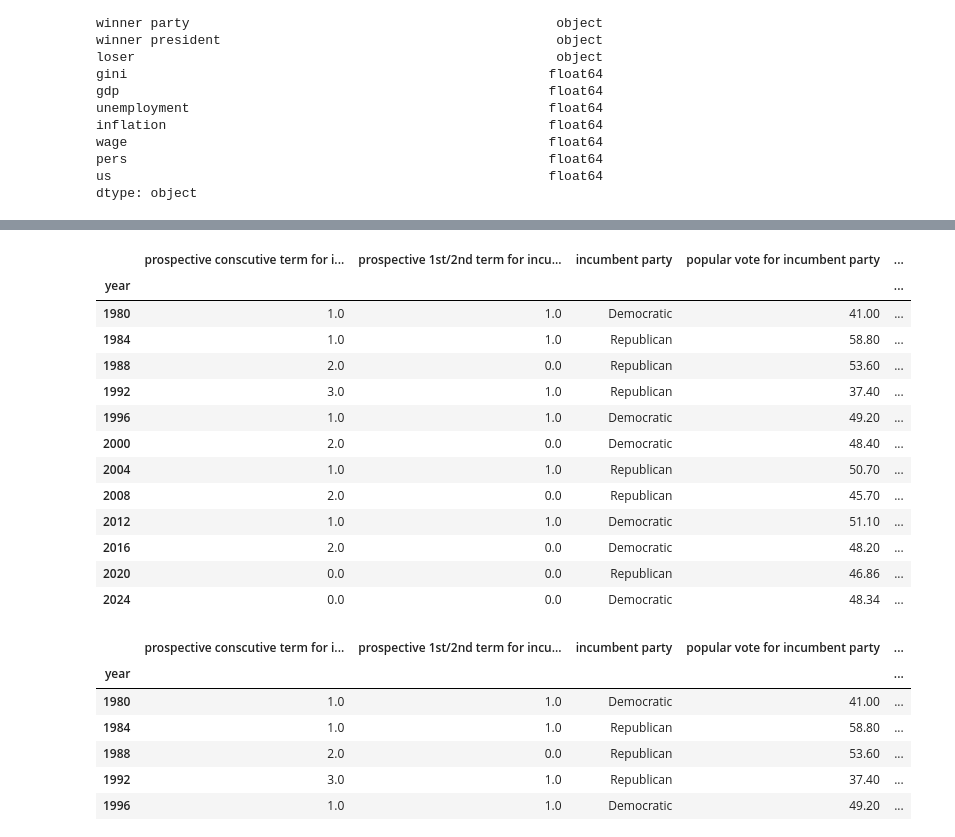
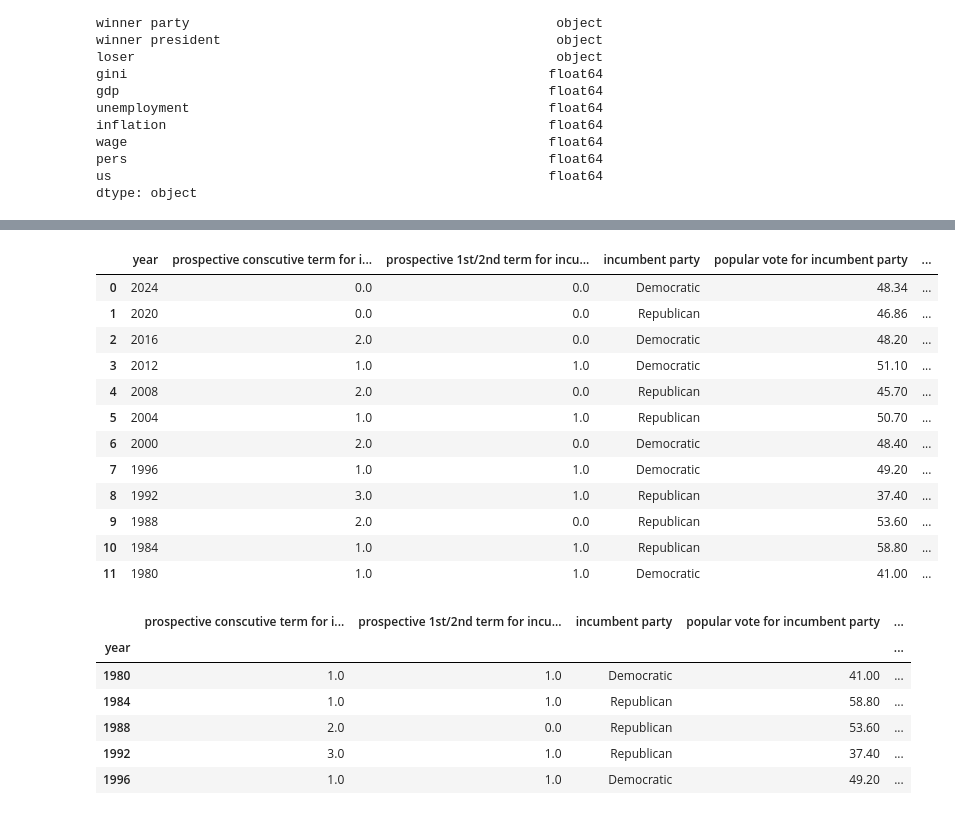
Before and after one commit to carlemilgrumnymann/data_science, a Jupyter notebook: minimum analysis_v2.ipynb, the cells around one changed output, grey strips where cells are left out. Drawn from its saved outputs; the diff is of its cells as text; code cells hidden in the pictures.

```diff
--- a/minimum analysis_v2.ipynb
+++ b/minimum analysis_v2.ipynb
@@ -289,7 +329,7 @@ def weighted_term_mean(df, value_column, election_years, weights):
         term_years = list(range(ey - 3, ey + 1))  # 4 years leading up to election
         term_data = df[df['year'].isin(term_years)].sort_values('year')
 
-        if len(term_data) >= 2:
+        if len(term_data) >= 1:
             w = weights[-len(term_data):]
             w_mean = np.average(term_data[f'{value_column}'].values, weights=w)
         else:
@@ -374,4 +431,0 @@ prediction_data
-# %%
-#linear interpolation
-prediction_data['pers'] = prediction_data['pers'].interpolate()
-prediction_data['us'] = prediction_data['us'].interpolate()
@@ -476,10 +504,8 @@ us                                                        float64
 dtype: object
 # %%
 # make ordinal
-from sklearn.preprocessing import OrdinalEncoder
-
 enc = OrdinalEncoder(categories=[['1', '2', '3', '4']])  # specify order
-scaled_prediction_data['prospective conscutive term for incumbent party'] = enc.fit_transform(scaled_prediction_data[['prospective conscutive term for incumbent party']])
+prediction_data['prospective conscutive term for incumbent party'] = enc.fit_transform(prediction_data[['prospective conscutive term for incumbent party']])
 
 enc = OrdinalEncoder(categories=[['1', '2']])  # specify order
-scaled_prediction_data['prospective 1st/2nd term for incumbent party candidate'] = enc.fit_transform(scaled_prediction_data[['prospective 1st/2nd term for incumbent party candidate']]) #maybe we should introduce a varibale reflecting the presence of populist candidates, or something regaridn the non-incumbent candidates
+prediction_data['prospective 1st/2nd term for incumbent party candidate'] = enc.fit_transform(prediction_data[['prospective 1st/2nd term for incumbent party candidate']]) #maybe we should introduce a varibale reflecting the presence of populist candidates, or something regaridn the non-incumbent candidates
@@ -486,20 +523,19 @@ scaled_prediction_data['prospective 1st/2nd term for incumbent party candidate']
 # %%
 # check
-scaled_prediction_data
+prediction_data
 # %% [output]
-|  | prospective conscutive term for i... | prospective 1st/2nd term for incu... | incumbent party | popular vote for incumbent party | ... |
-| year |  |  |  |  | ... |
-| 1980 | 1.0 | 1.0 | Democratic | 41.00 | ... |
-| 1984 | 1.0 | 1.0 | Republican | 58.80 | ... |
-| 1988 | 2.0 | 0.0 | Republican | 53.60 | ... |
-| 1992 | 3.0 | 1.0 | Republican | 37.40 | ... |
-| 1996 | 1.0 | 1.0 | Democratic | 49.20 | ... |
-| 2000 | 2.0 | 0.0 | Democratic | 48.40 | ... |
-| 2004 | 1.0 | 1.0 | Republican | 50.70 | ... |
-| 2008 | 2.0 | 0.0 | Republican | 45.70 | ... |
-| 2012 | 1.0 | 1.0 | Democratic | 51.10 | ... |
-| 2016 | 2.0 | 0.0 | Democratic | 48.20 | ... |
-| 2020 | 0.0 | 0.0 | Republican | 46.86 | ... |
-| 2024 | 0.0 | 0.0 | Democratic | 48.34 | ... |
+|  | year | prospective conscutive term for i... | prospective 1st/2nd term for incu... | incumbent party | popular vote for incumbent party | ... |
+| 0 | 2024 | 0.0 | 0.0 | Democratic | 48.34 | ... |
+| 1 | 2020 | 0.0 | 0.0 | Republican | 46.86 | ... |
+| 2 | 2016 | 2.0 | 0.0 | Democratic | 48.20 | ... |
+| 3 | 2012 | 1.0 | 1.0 | Democratic | 51.10 | ... |
+| 4 | 2008 | 2.0 | 0.0 | Republican | 45.70 | ... |
+| 5 | 2004 | 1.0 | 1.0 | Republican | 50.70 | ... |
+| 6 | 2000 | 2.0 | 0.0 | Democratic | 48.40 | ... |
+| 7 | 1996 | 1.0 | 1.0 | Democratic | 49.20 | ... |
+| 8 | 1992 | 3.0 | 1.0 | Republican | 37.40 | ... |
+| 9 | 1988 | 2.0 | 0.0 | Republican | 53.60 | ... |
+| 10 | 1984 | 1.0 | 1.0 | Republican | 58.80 | ... |
+| 11 | 1980 | 1.0 | 1.0 | Democratic | 41.00 | ... |
 # %%
 # make years index
```
Also changed, not shown: parts of 63 cells of this notebook.
